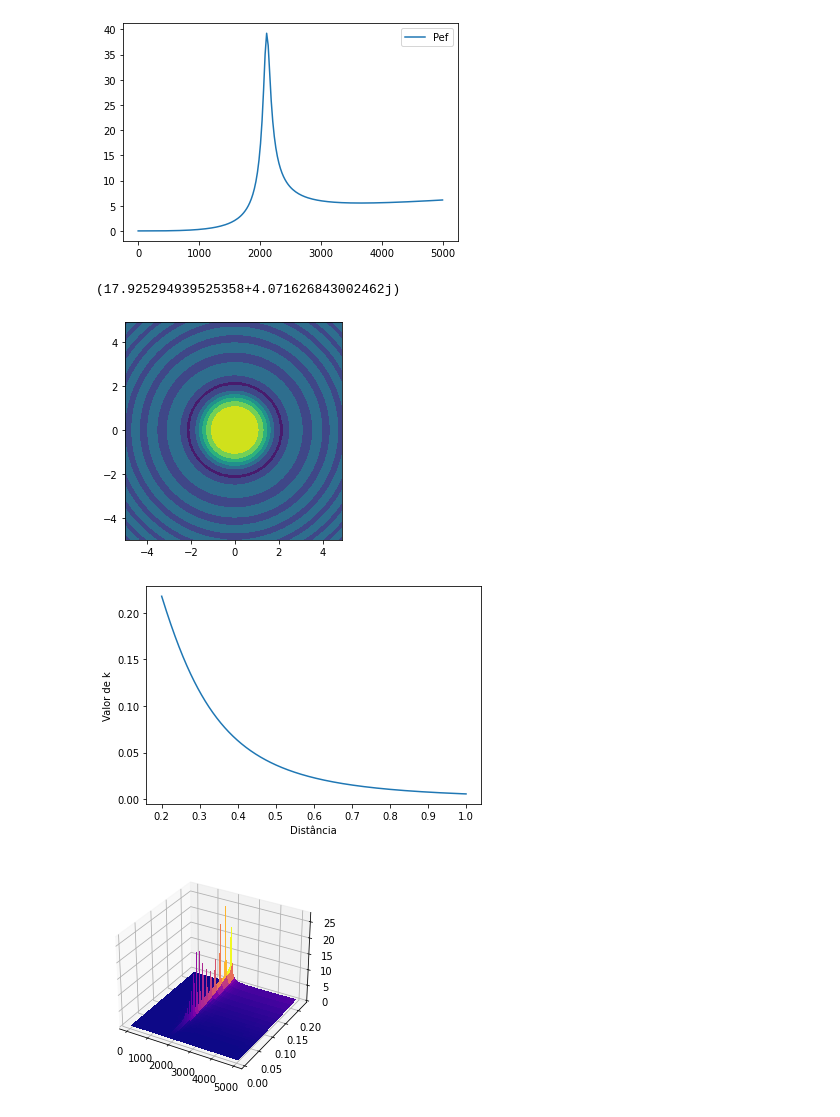
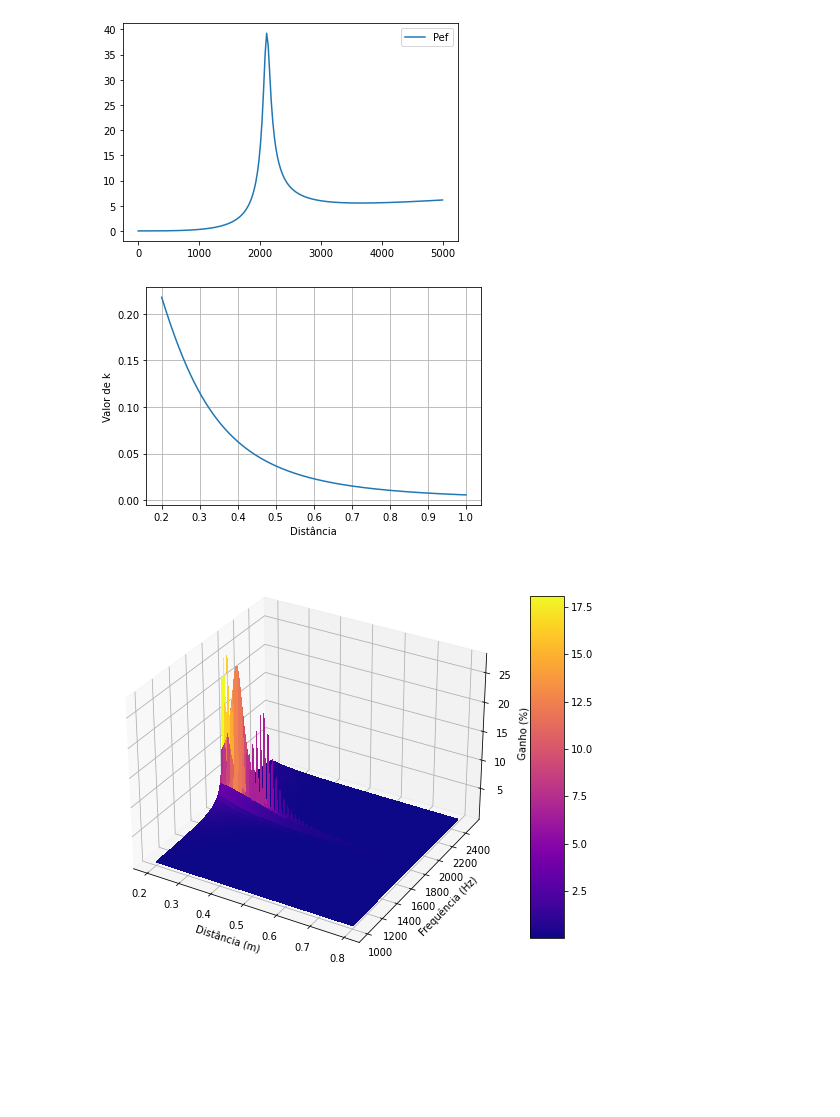
Before and after one commit to DualStream799/Wireless-Power-Transfer-Simulation, a Jupyter notebook: WPT-Simulation.ipynb, the cells around one changed output. Saved outputs shown, nothing was run; the diff lists cells and outputs as text; code cells hidden in the pictures; blank space fills up the shorter version.

Commit message:
Chart optimizations added

```diff
--- a/WPT-Simulation.ipynb
+++ b/WPT-Simulation.ipynb
@@ -230,24 +230,6 @@ def wireless_power_plant(k, w):
 # #
 # fig, ax = plt.subplots(subplot_kw={'projection':'3d'})
 # surf = ax.plot_surface(k, w, G, cmap=cm.plasma, linewidth=0, antialiased=False)
-# %%
-Vef = Vp/sqrt(2)
-Ief = I/sqrt(2)
-S = ( Vef )*Ief.conjugate()
-#Z_rect_to_pol(S)
-S
-# %% [output]
-(17.925294939525358+4.071626843002462j)
-# %%
-x = np.arange(-5, 5, 0.1)
-y = np.arange(-5, 5, 0.1)
-xx, yy = np.meshgrid(x, y, sparse=True)
-z = np.sin(xx**2 + yy**2) / (xx**2 + yy**2)
-h = plt.contourf(x, y, z)
-plt.axis('scaled')
-plt.show()
-# %% [output]
-[figure, removed]
 # %%
 def self_inductance(N, R, mi0):
     # flux = i*pi*e**(-pi) * (4*e**pi + (2**(3/2) - 1)*e**(2**(3/2)) + 1 )*N*R*mi0
@@ -281,16 +263,17 @@ lista_k = [ distance_to_k(N, R, mi0, d) for d in lista_d ]
 plt.plot(lista_d,lista_k)
 plt.xlabel("Distância")
 plt.ylabel("Valor de k")
+plt.grid()
 plt.show()
 # %% [output]
-[figure, old version]
+[figure, new version]
 # %%
 R = 0.2
 N = 200
 mi0 = 4*pi*10e-7
 
-lista_d = np.linspace(R,1,1000)
-lista_w = np.linspace(1, 5000, n)
+lista_d = np.linspace(0.8, R, 100)
+lista_w = np.linspace(1000, 2500, 100)
 
 lista_k = [ distance_to_k(N, R, mi0, d) for d in lista_d ]
 
@@ -300,14 +283,23 @@ for idx_w in range(len(lista_w)):
     for idx_k in range(len(lista_k)):
         matrix_G[idx_w, idx_k] = wireless_power_plant(lista_k[idx_k], lista_w[idx_w])
 # %%
-
-X, Y = np.meshgrid(lista_w, lista_k)
+X, Y = np.meshgrid(lista_d, lista_w)
 Z = matrix_G
 
-fig, ax = plt.subplots(subplot_kw={"projection": "3d"})
-surf = ax.plot_surface(X, Y, np.transpose(Z), cmap=cm.plasma, linewidth=0, antialiased=False)
+
+fig = plt.figure(figsize=(9,9))
+ax = fig.subplots(subplot_kw={"projection": "3d"})
+surf = ax.plot_surface(X, Y, Z, cmap=cm.plasma, linewidth=0, antialiased=False)
+
+ax.set_xlabel("Distância (m)")
+ax.set_ylabel("Frequência (Hz)")
+ax.set_zlabel("Ganho (%)")
+
+fig.colorbar(surf, shrink=0.7, aspect=10)
+
+plt.show()
 # %% [output]
-[figure, old version]
+[figure, new version]
 # %%
 def transformer(v1, w, m, z1, z2):
     xm = 1j*w*m
```
